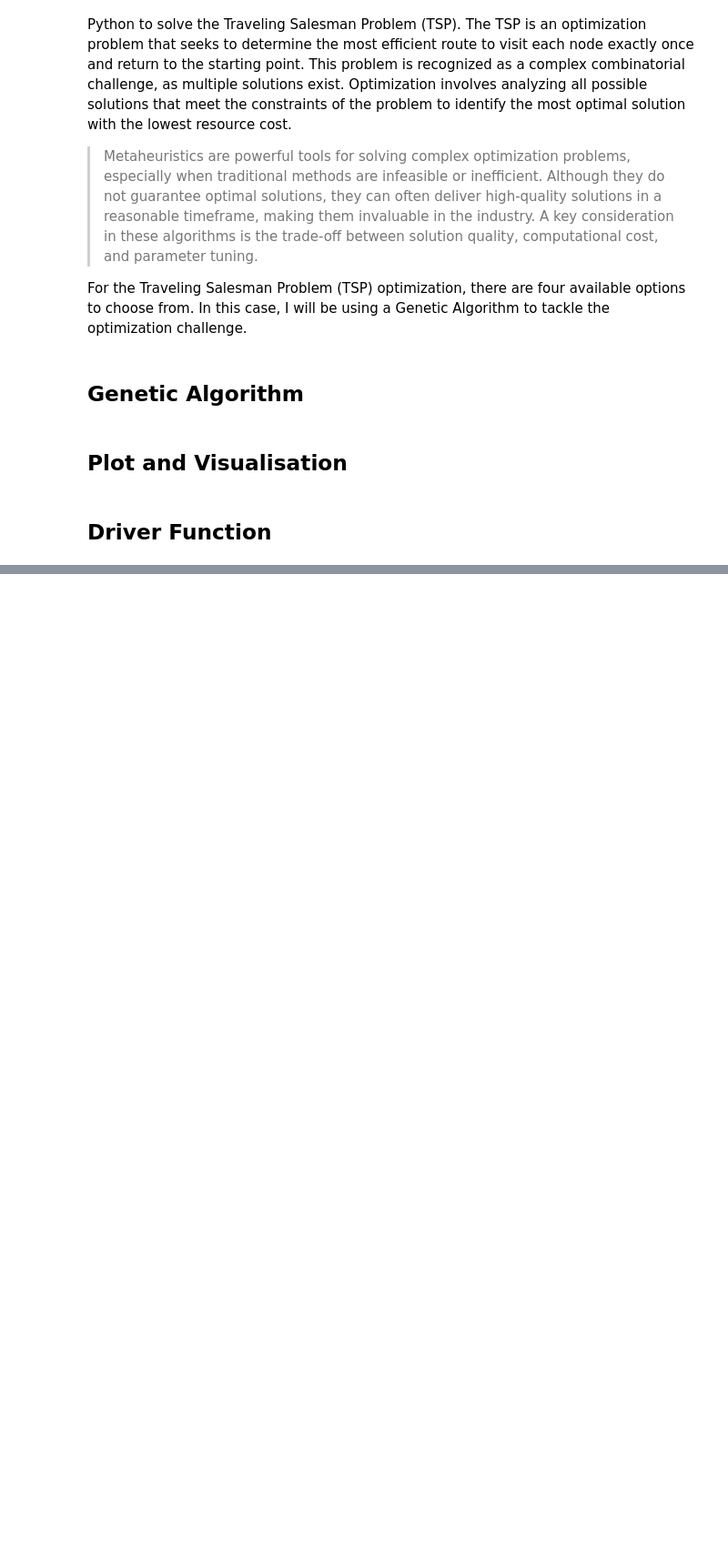
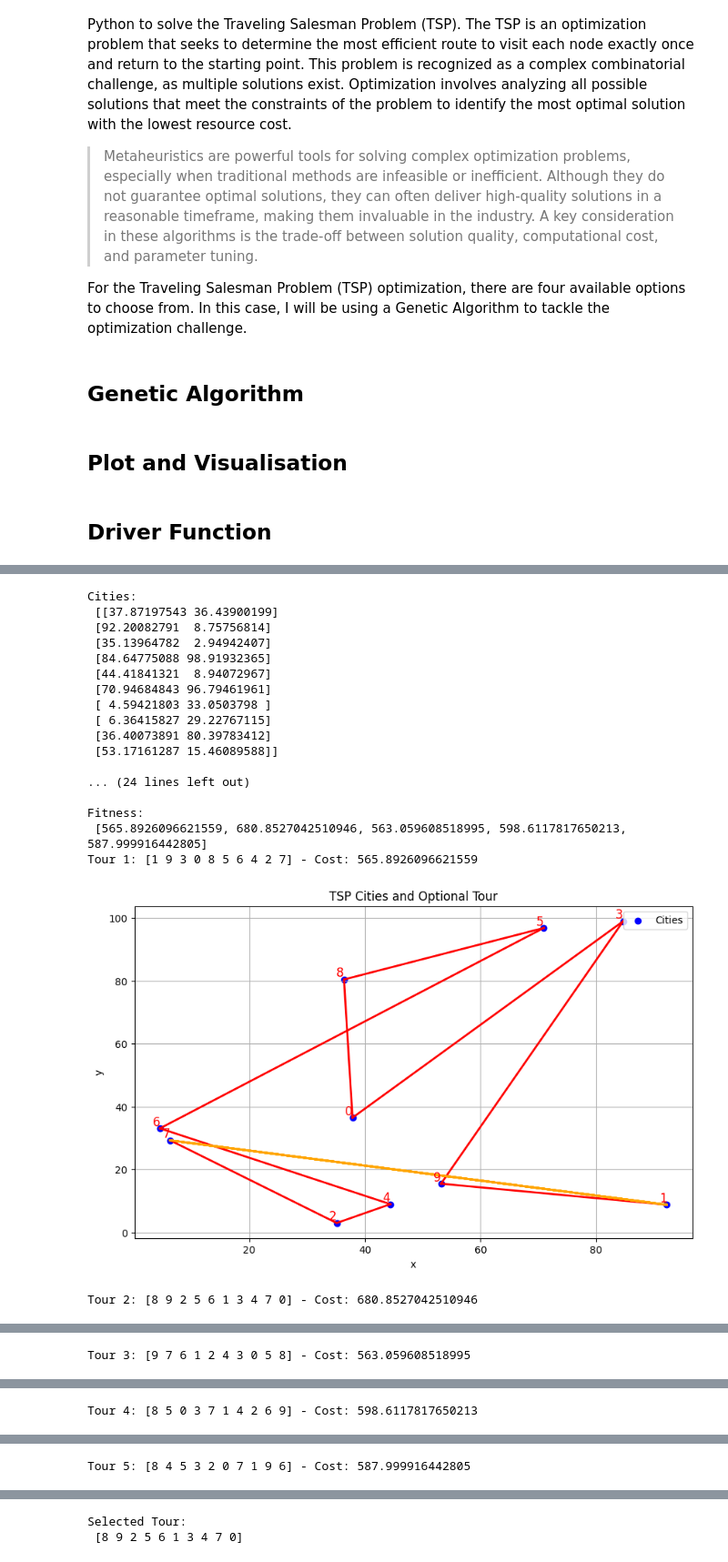
Before and after one commit to shiktr1785/isss-ai-python, a Jupyter notebook: Assignment_4.ipynb, the cells around one changed output, grey strips where cells are left out. Shown at 91% size. Cells and saved outputs as stored; diff of their text form; code cells hidden in the pictures; blank space fills up the shorter version.

```diff
--- a/Assignment_4.ipynb
+++ b/Assignment_4.ipynb
@@ -48,7 +48,7 @@ def generate_initial_population(pop_size, num_cities):
   population = []
 
   for _ in range(pop_size):
-    tour = np.random.permutation(n_cities)
+    tour = np.random.permutation(num_cities)
     population.append(tour)
   return population
 # %%
@@ -97,19 +110,3 @@ def plot_cities_and_tour(cities, tour):
   plt.show()
 # %% [markdown]
 ## Driver Function
-# %%
-if __name__ == "__main__":
-
-  # Generate Cities
-  cities = generate_cities(10)
-  print("Cities:\n", cities)
-
-  # Compute distance matrix
-  distance_matrix = compute_distance_matrix(cities)
-  print("\nDistance Matrix:\n", distance_matrix)
-
-  tour = [0, 1, 2, 3, 4, 6, 7, 9]
-  cost = evaluate_tour_cost(tour, distance_matrix)
-  print("\nTour Cost:", cost)
-
-  plot_cities_and_tour(cities, tour)
@@ -134,0 +113,52 @@ Tour Cost: 376.608065402151
+# %%
+if __name__ == "__main__":
+
+  # Generate Cities
+  cities = generate_cities(10)
+  print("Cities:\n", cities)
+
+  # Compute distance matrix
+  distance_matrix = compute_distance_matrix(cities)
+  print("\nDistance Matrix:\n", distance_matrix)
+
+  # Parameters
+  pop_size = 5
+  num_cities = len(cities)
+
+  # Generate initial Population
+  population = generate_initial_population(pop_size, num_cities)
+  print("\nInitial Population:\n", population)
+
+  # Evalute fitness of the population
+  fitness = evaluate_fitness(population, distance_matrix)
+  print("\nFitness:\n", fitness)
+
+  #output of initial population and fitness score
+  for i, (tour, cost) in enumerate(zip(population, fitness)):
+    print(f"Tour {i+1}: {tour} - Cost: {cost}")
+    plot_cities_and_tour(cities, tour)
+
+
+  selection = roulette_wheel_selection(population, fitness)
+  print("\nSelected Tour:\n", selection)
+  plot_cities_and_tour(cities, selection)
+# %% [output]
+Cities:
+ [[37.87197543 36.43900199]
+ [92.20082791  8.75756814]
+ [35.13964782  2.94942407]
+ [84.64775088 98.91932365]
+ [44.41841321  8.94072967]
+ [70.94684843 96.79461961]
+ [ 4.59421803 33.0503798 ]
+ [ 6.36415827 29.22767115]
+ [36.40073891 80.39783412]
+ [53.17161287 15.46089588]]
+
+... (24 lines left out)
+
+Fitness:
+ [565.8926096621559, 680.8527042510946, 563.059608518995, 598.6117817650213, 587.999916442805]
+Tour 1: [1 9 3 0 8 5 6 4 2 7] - Cost: 565.8926096621559
+[figure, added]
+Tour 2: [8 9 2 5 6 1 3 4 7 0] - Cost: 680.8527042510946
@@ -134,0 +166 @@ Tour Cost: 376.608065402151
+Tour 3: [9 7 6 1 2 4 3 0 5 8] - Cost: 563.059608518995
@@ -134,0 +168 @@ Tour Cost: 376.608065402151
+Tour 4: [8 5 0 3 7 1 4 2 6 9] - Cost: 598.6117817650213
@@ -134,0 +170 @@ Tour Cost: 376.608065402151
+Tour 5: [8 4 5 3 2 0 7 1 9 6] - Cost: 587.999916442805
@@ -134,0 +172,2 @@ Tour Cost: 376.608065402151
+Selected Tour:
+ [8 9 2 5 6 1 3 4 7 0]
```
Also changed, not shown: parts of 3 cells of this notebook.
